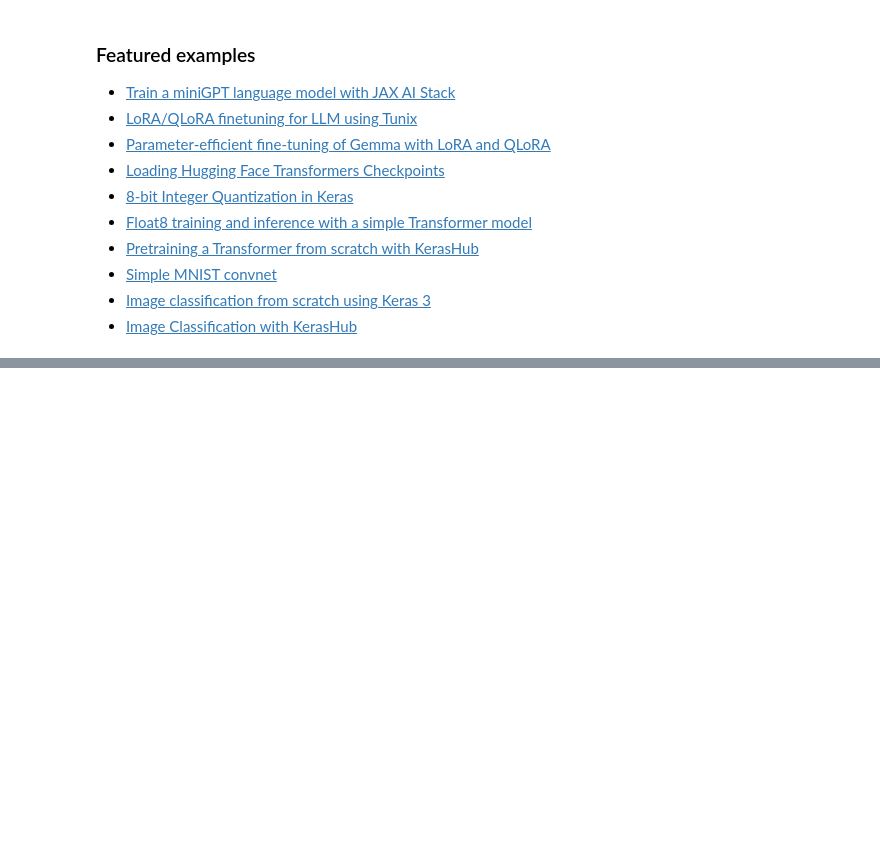
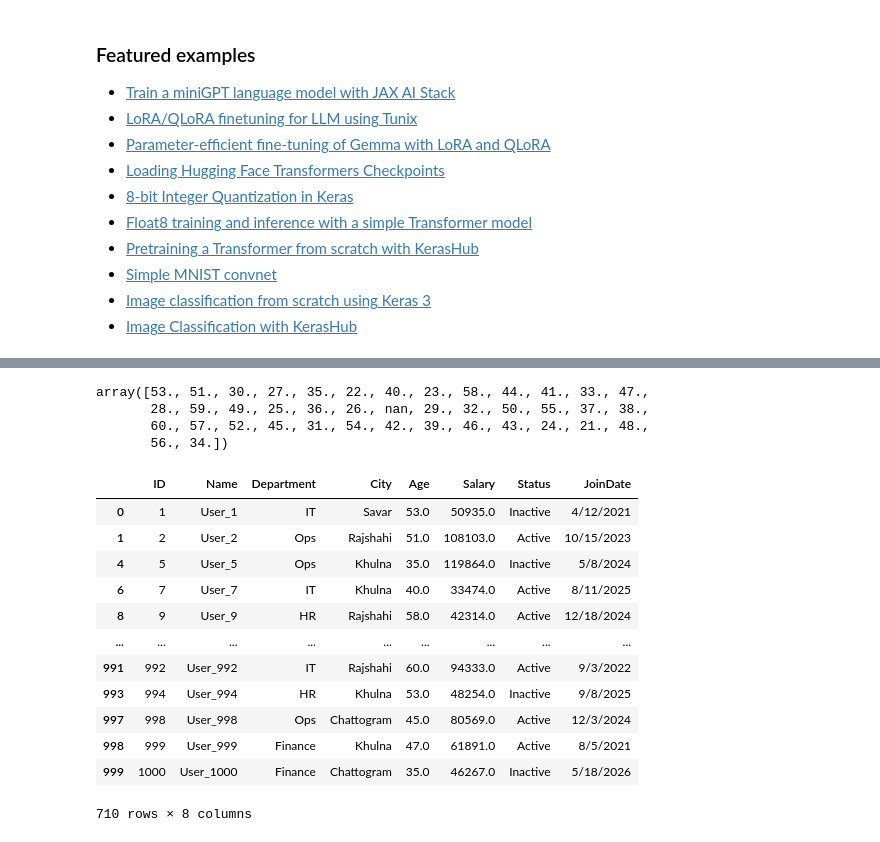
Before and after one commit to SazalMahmud/Data-science-data-analytics, a Jupyter notebook: Welcome_To_Colab.ipynb, the cells around one changed output, grey strips where cells are left out. Saved outputs shown, nothing was run; the diff lists cells and outputs as text; code cells hidden in the pictures; blank space fills up the shorter version.

```diff
--- a/Welcome_To_Colab.ipynb
+++ b/Welcome_To_Colab.ipynb
@@ -208,9 +208,6 @@ These are a few of the notebooks related to Machine Learning, including Google's
 - [Image Classification with KerasHub](https://keras.io/keras_hub/guides/classification_with_keras_hub/)
 # %%
 import pandas as pd
-# Load the CSV file
-AutoSazal = pd.read_csv('AUTO.csv')
-
-# View the first 5 rows
-print(AutoSazal)
+AUTO = pd.read_csv("AUTO.csv")
+print(AUTO.shape)
 # %% [output]
@@ -251,0 +287,23 @@ AutoSazal.isnull().sum().plot()
+# %%
+AUTO["Age"].unique()
+# %% [output]
+array([53., 51., 30., 27., 35., 22., 40., 23., 58., 44., 41., 33., 47.,
+       28., 59., 49., 25., 36., 26., nan, 29., 32., 50., 55., 37., 38.,
+       60., 57., 52., 45., 31., 54., 42., 39., 46., 43., 24., 21., 48.,
+       56., 34.])
+# %%
+AUTO[ AUTO [ 'Age'] > 30]
+# %% [output]
+|  | ID | Name | Department | City | Age | Salary | Status | JoinDate |
+| 0 | 1 | User_1 | IT | Savar | 53.0 | 50935.0 | Inactive | 4/12/2021 |
+| 1 | 2 | User_2 | Ops | Rajshahi | 51.0 | 108103.0 | Active | 10/15/2023 |
+| 4 | 5 | User_5 | Ops | Khulna | 35.0 | 119864.0 | Inactive | 5/8/2024 |
+| 6 | 7 | User_7 | IT | Khulna | 40.0 | 33474.0 | Active | 8/11/2025 |
+| 8 | 9 | User_9 | HR | Rajshahi | 58.0 | 42314.0 | Active | 12/18/2024 |
+| ... | ... | ... | ... | ... | ... | ... | ... | ... |
+| 991 | 992 | User_992 | IT | Rajshahi | 60.0 | 94333.0 | Active | 9/3/2022 |
+| 993 | 994 | User_994 | HR | Khulna | 53.0 | 48254.0 | Inactive | 9/8/2025 |
+| 997 | 998 | User_998 | Ops | Chattogram | 45.0 | 80569.0 | Active | 12/3/2024 |
+| 998 | 999 | User_999 | Finance | Khulna | 47.0 | 61891.0 | Active | 8/5/2021 |
+| 999 | 1000 | User_1000 | Finance | Chattogram | 35.0 | 46267.0 | Inactive | 5/18/2026 |
+710 rows × 8 columns
```
Also changed, not shown: parts of 10 cells of this notebook.
